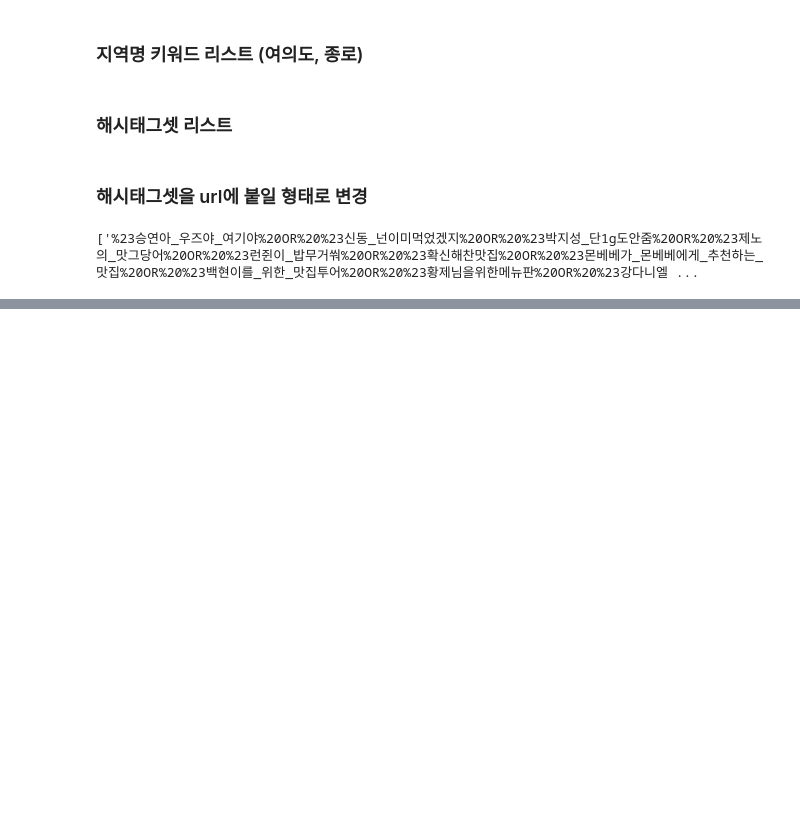
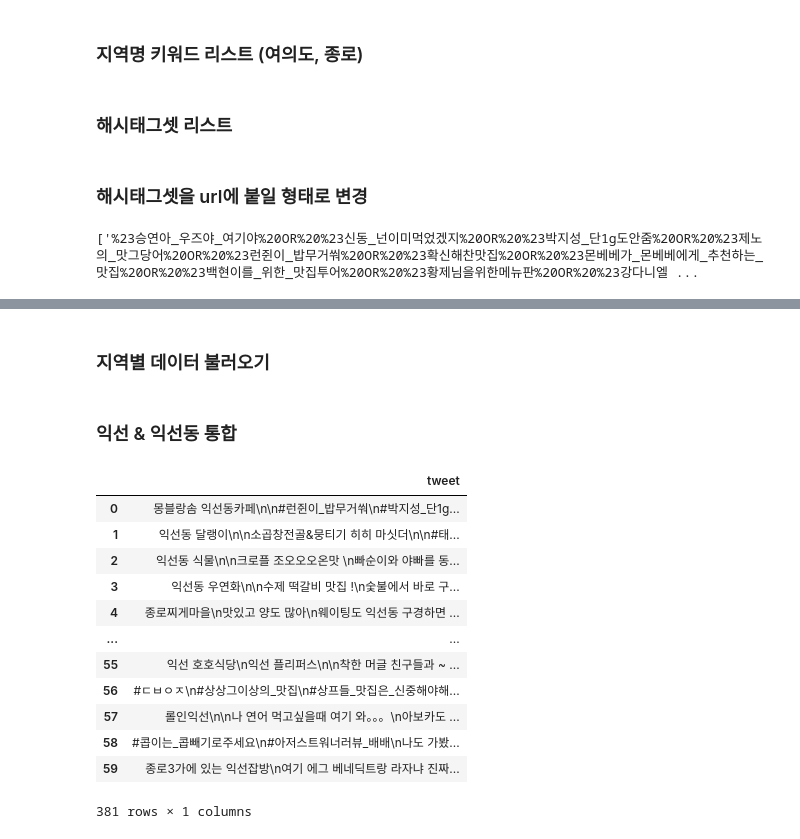
Before and after one commit to ieereh/sweetspot_ws, a Jupyter notebook: twitter2.ipynb, the cells around one changed output, grey strips where cells are left out. Saved outputs shown, nothing was run; the diff lists cells and outputs as text; code cells hidden in the pictures; blank space fills up the shorter version.

```diff
--- a/twitter2.ipynb
+++ b/twitter2.ipynb
@@ -117,0 +174,2 @@ KeyboardInterrupt:
+# %% [markdown]
+### 지역별 데이터 불러오기
@@ -117,0 +201,2 @@ KeyboardInterrupt:
+# %% [markdown]
+### 익선 & 익선동 통합
@@ -117,0 +206,17 @@ KeyboardInterrupt:
+# %%
+data2 = pd.concat([d1, d2], axis=0)
+data2.drop_duplicates()   # 중복 트윗 제거
+# %% [output]
+|  | tweet |
+| 0 | 몽블랑솜 익선동카페\n\n#런쥔이_밥무거쒀\n#박지성_단1g... |
+| 1 | 익선동 달랭이\n\n소곱창전골&뭉티기 히히 마싯더\n\n#태... |
+| 2 | 익선동 식물\n\n크로플 조오오오온맛 \n빠순이와 야빠를 동... |
+| 3 | 익선동 우연화\n\n수제 떡갈비 맛집 !\n숯불에서 바로 구... |
+| 4 | 종로찌게마을\n맛있고 양도 많아\n웨이팅도 익선동 구경하면 ... |
+| ... | ... |
+| 55 | 익선 호호식당\n익선 플리퍼스\n\n착한 머글 친구들과 ~ ... |
+| 56 | #ㄷㅂㅇㅈ\n#상상그이상의_맛집\n#상프들_맛집은_신중해야해... |
+| 57 | 롤인익선\n\n나 연어 먹고싶을때 여기 와。。。\n아보카도 ... |
+| 58 | #콥이는_콥빼기로주세요\n#아저스트워너러뷰_배배\n나도 가봤... |
+| 59 | 종로3가에 있는 익선잡방\n여기 에그 베네딕트랑 라자냐 진짜... |
+381 rows × 1 columns
```
Also changed, not shown: parts of 21 cells of this notebook.
